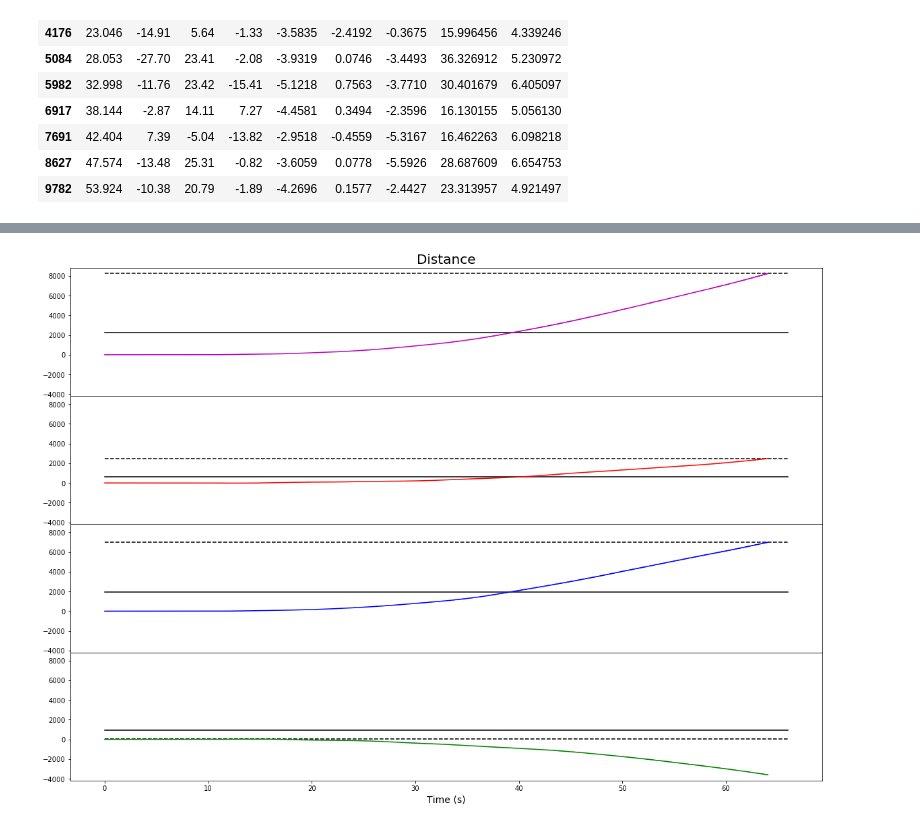
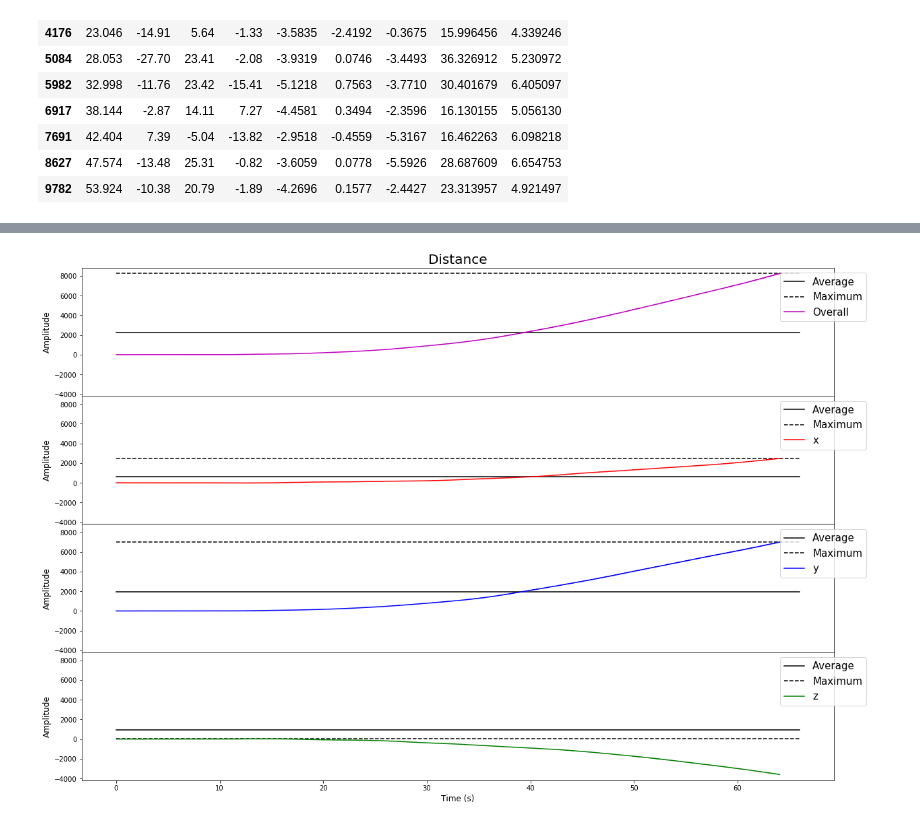
Before and after one commit to SunnyWillert18/Signals, a Jupyter notebook: deliverable_1.ipynb, the cells around one changed output, grey strips where cells are left out. Saved outputs shown, nothing was run; the diff lists cells and outputs as text; code cells hidden in the pictures.

```diff
--- a/deliverable_1.ipynb
+++ b/deliverable_1.ipynb
@@ -244,30 +281,42 @@ plt.show()
 # %%
 ### DIST ###
 fig, (ax, ax1, ax2, ax3) = plt.subplots(4, sharex=True, sharey=True, figsize=(20,14))
 
-ax.plot((0,66),(avg['a_2'], avg['a_2']), 'k-')
-ax.plot((0,66),(maxs['a_2'], maxs['a_2']), 'k--')
-ax.plot(int_2['time'], int_2['a_2'], 'm-')
+ax.plot((0,66),(avg['a_2'], avg['a_2']), 'k-', label='Average')
+ax.plot((0,66),(maxs['a_2'], maxs['a_2']), 'k--', label='Maximum')
+ax.plot(int_2['time'], int_2['a_2'], 'm-', label='Overall')
 
-ax1.plot((0,66),(avg['ax_2'], avg['ax_2']), 'k-')
-ax1.plot((0,66),(maxs['ax_2'], maxs['ax_2']), 'k--')
-ax1.plot(int_2['time'], int_2['ax_2'], 'r-')
+ax1.plot((0,66),(avg['ax_2'], avg['ax_2']), 'k-', label='Average')
+ax1.plot((0,66),(maxs['ax_2'], maxs['ax_2']), 'k--', label='Maximum')
+ax1.plot(int_2['time'], int_2['ax_2'], 'r-', label='x')
 
-ax2.plot((0,66),(avg['ay_2'], avg['ay_2']), 'k-')
-ax2.plot((0,66),(maxs['ay_2'], maxs['ay_2']), 'k--')
-ax2.plot(int_2['time'], int_2['ay_2'], 'b-')
+ax2.plot((0,66),(avg['ay_2'], avg['ay_2']), 'k-', label='Average')
+ax2.plot((0,66),(maxs['ay_2'], maxs['ay_2']), 'k--', label='Maximum')
+ax2.plot(int_2['time'], int_2['ay_2'], 'b-', label='y')
 
-ax3.plot((0,66),(avg['az_2'], avg['az_2']), 'k-')
-ax3.plot((0,66),(maxs['az_2'], maxs['az_2']), 'k--')
-ax3.plot(int_2['time'], int_2['az_2'], 'g-')
+ax3.plot((0,66),(avg['az_2'], avg['az_2']), 'k-', label='Average')
+ax3.plot((0,66),(maxs['az_2'], maxs['az_2']), 'k--', label='Maximum')
+ax3.plot(int_2['time'], int_2['az_2'], 'g-', label='z')
+
+# Format labels and title for graphs
+ax.set_title('Distance', fontsize=20)
+ax.set_ylabel('Amplitude', size=12)
+ax1.set_ylabel('Amplitude', size=12)
+ax2.set_ylabel('Amplitude', size=12)
+ax3.set_ylabel('Amplitude', size=12)
+plt.xlabel('Time (s)', fontsize=12)
+
+# setting up graph legends
+ax.legend(bbox_to_anchor=(1.05, 1), loc=1, prop={'size':15})
+ax1.legend(bbox_to_anchor=(1.05, 1), loc=1, prop={'size':15})
+ax2.legend(bbox_to_anchor=(1.05, 1), loc=1, prop={'size':15})
+ax3.legend(bbox_to_anchor=(1.05, 1), loc=1, prop={'size':15})
 
 fig.subplots_adjust(hspace=0)
 plt.setp([a.get_xticklabels() for a in fig.axes[:-1]], visible=False)
-ax.set_title('Distance', fontsize=20)
-plt.xlabel('Time (s)', fontsize=14)
 plt.show()
 # %% [output]
-[figure, old version]
+[figure, new version]
 # %%
 ### ANGLE ###
 fig, (ax, ax1, ax2, ax3) = plt.subplots(4, sharex=True, sharey=True, figsize=(20,14))
```
Also changed, not shown: parts of 4 cells of this notebook.
